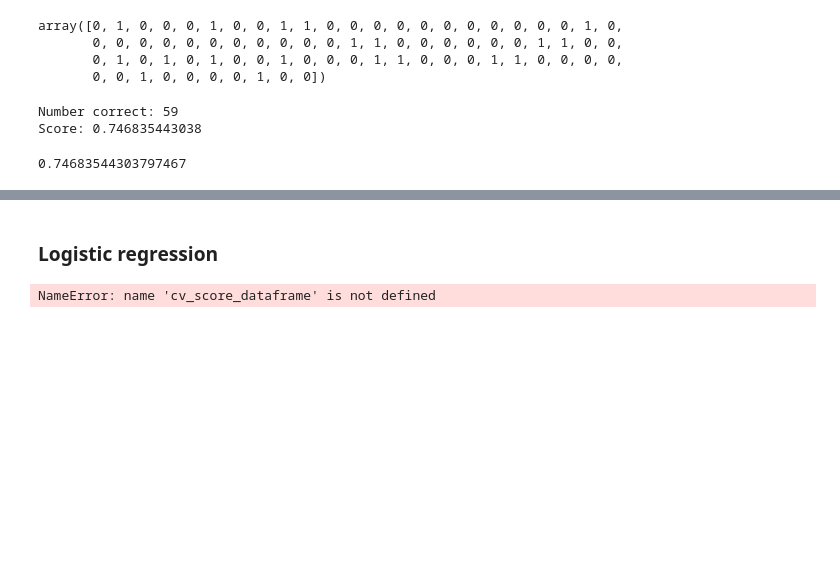
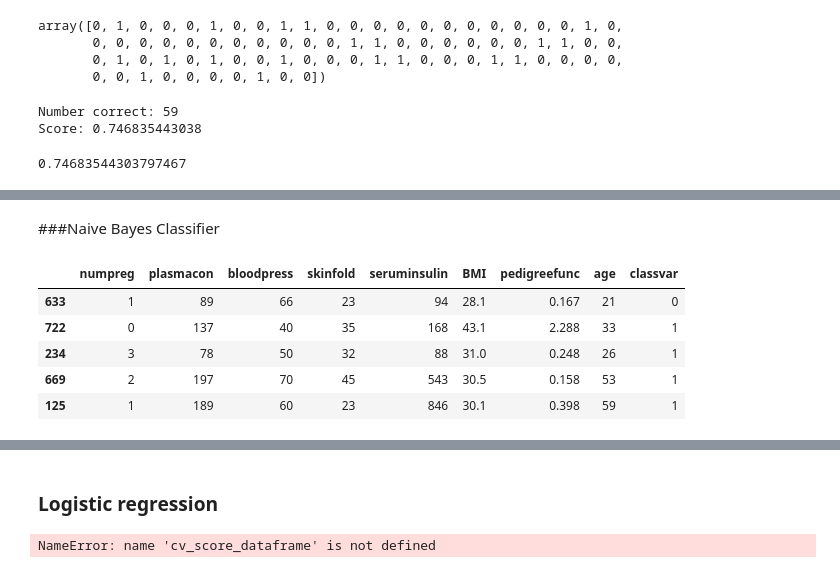
Before and after one commit to mwnachman/DAT_SF_18, a Jupyter notebook: homework/Homework 3/Homework 3.ipynb, the cells around one changed output, grey strips where cells are left out. Cells and saved outputs as stored; diff of their text form; code cells hidden in the pictures; blank space fills up the shorter version.

```diff
--- a/homework/Homework 3/Homework 3.ipynb
+++ b/homework/Homework 3/Homework 3.ipynb
@@ -516,3 +574,5 @@ np.mean(cross_val_score(model, data, label, cv=3))
+# %% [markdown]
+###Naive Bayes Classifier
 # %%
 import numpy as np
 import pandas as pd
@@ -521,3 +581,12 @@ from sklearn.cross_validation import train_test_split
 from sklearn.cross_validation import cross_val_score
 from sklearn.naive_bayes import MultinomialNB
 from sklearn import metrics
+# %%
+df.head()
+# %% [output]
+|  | numpreg | plasmacon | bloodpress | skinfold | seruminsulin | BMI | pedigreefunc | age | classvar |
+| 633 | 1 | 89 | 66 | 23 | 94 | 28.1 | 0.167 | 21 | 0 |
+| 722 | 0 | 137 | 40 | 35 | 168 | 43.1 | 2.288 | 33 | 1 |
+| 234 | 3 | 78 | 50 | 32 | 88 | 31.0 | 0.248 | 26 | 1 |
+| 669 | 2 | 197 | 70 | 45 | 543 | 30.5 | 0.158 | 53 | 1 |
+| 125 | 1 | 189 | 60 | 23 | 846 | 30.1 | 0.398 | 59 | 1 |
```
Also changed, not shown: parts of 26 cells of this notebook, 8 other files.
